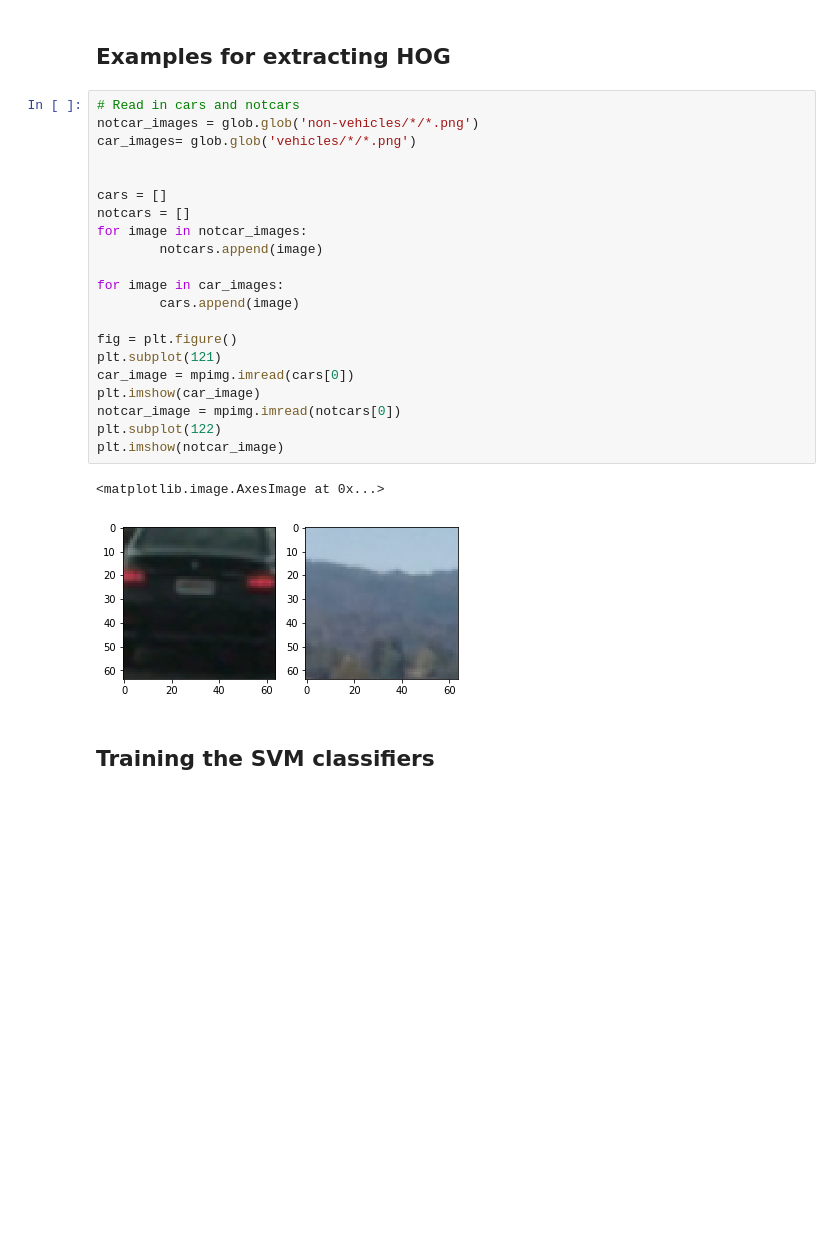
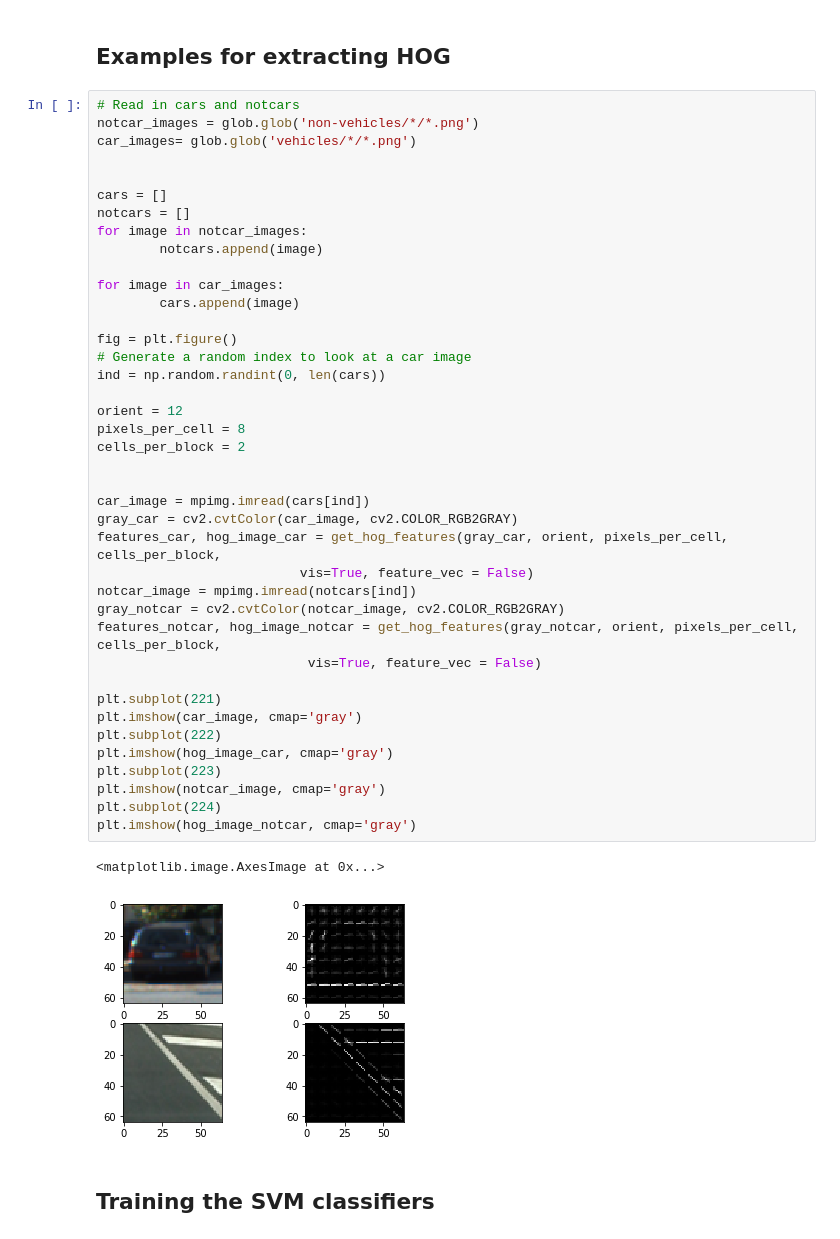
Before and after one commit to liangzhangleon/CarND-Vehicle-Detections-P5, a Jupyter notebook: vehicle_detection.ipynb, the cells around one changed output. Drawn from its saved outputs; the diff is of its cells as text; blank space fills up the shorter version.

```diff
--- a/vehicle_detection.ipynb
+++ b/vehicle_detection.ipynb
@@ -141,27 +141,46 @@ def draw_boxes(img, bboxes, color=(0, 0, 255), thick=6):
 # %%
 # Read in cars and notcars
 notcar_images = glob.glob('non-vehicles/*/*.png')
 car_images= glob.glob('vehicles/*/*.png')
 
 
 cars = []
 notcars = []
 for image in notcar_images:
         notcars.append(image)
 
 for image in car_images:
         cars.append(image)
 
 fig = plt.figure()
-plt.subplot(121)
-car_image = mpimg.imread(cars[0])
-plt.imshow(car_image)
-notcar_image = mpimg.imread(notcars[0])
-plt.subplot(122)
-plt.imshow(notcar_image)
+# Generate a random index to look at a car image
+ind = np.random.randint(0, len(cars))
+
+orient = 12
+pixels_per_cell = 8
+cells_per_block = 2
+
+
+car_image = mpimg.imread(cars[ind])
+gray_car = cv2.cvtColor(car_image, cv2.COLOR_RGB2GRAY)
+features_car, hog_image_car = get_hog_features(gray_car, orient, pixels_per_cell, cells_per_block,
+                          vis=True, feature_vec = False)
+notcar_image = mpimg.imread(notcars[ind])
+gray_notcar = cv2.cvtColor(notcar_image, cv2.COLOR_RGB2GRAY)
+features_notcar, hog_image_notcar = get_hog_features(gray_notcar, orient, pixels_per_cell, cells_per_block,
+                           vis=True, feature_vec = False)
+
+plt.subplot(221)
+plt.imshow(car_image, cmap='gray')
+plt.subplot(222)
+plt.imshow(hog_image_car, cmap='gray')
+plt.subplot(223)
+plt.imshow(notcar_image, cmap='gray')
+plt.subplot(224)
+plt.imshow(hog_image_notcar, cmap='gray')
 # %% [output]
 <matplotlib.image.AxesImage at 0x...>
-[figure, old version]
+[figure, new version]
 # %% [markdown]
 ## Training the SVM classifiers
 # %%
```
Also changed, not shown: parts of 6 cells of this notebook, 3 other files.
